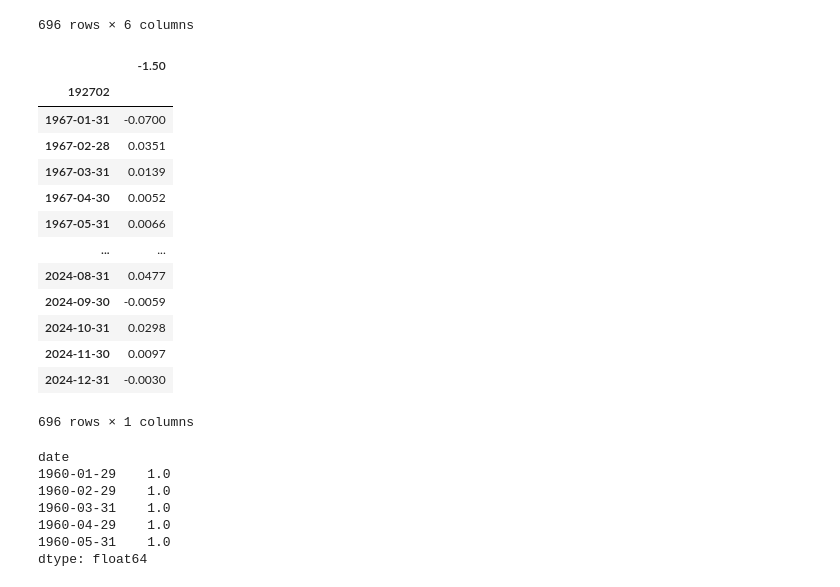
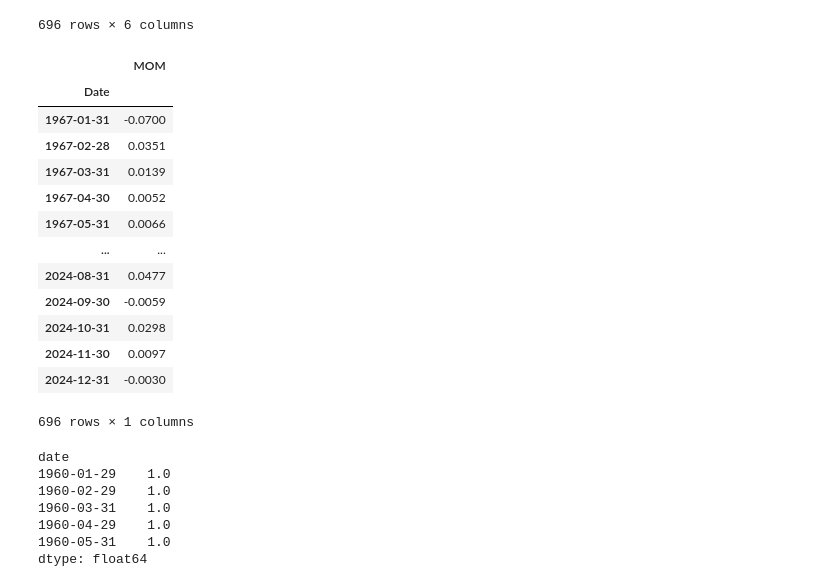
Before and after one commit to eviprous/Invesco-Research, a Jupyter notebook: all factors (Fama McBeth).ipynb, the cells around one changed output. Cells and saved outputs as stored; diff of their text form; code cells hidden in the pictures.

```diff
--- a/all factors (Fama McBeth).ipynb
+++ b/all factors (Fama McBeth).ipynb
@@ -54,16 +54,18 @@ ff_df
 # %%
 mom = pd.read_csv("F-F_Momentum_Factor.csv", index_col=0, skiprows=15)
 mom = mom[mom.index.astype(str).str.match(r"^\d{6}$")]
 mom.index = pd.to_datetime(mom.index.astype(str), format="%Y%m")
 
 
 mom.index = mom.index + pd.offsets.MonthEnd(0)
 mom = mom.apply(pd.to_numeric, errors='coerce') / 100
 mom = mom.loc[(mom.index >= '1967-01-01') & (mom.index < '2025-01-01')]
+mom.rename(columns={'-1.50':"MOM"}, inplace=True)
+mom.index.rename("Date", inplace=True)
 mom
 # %% [output]
-|  | -1.50 |
-| 192702 |  |
+|  | MOM |
+| Date |  |
 | 1967-01-31 | -0.0700 |
 | 1967-02-28 | 0.0351 |
 | 1967-03-31 | 0.0139 |
```
Also changed, not shown: parts of 19 cells of this notebook, 6 other files.
